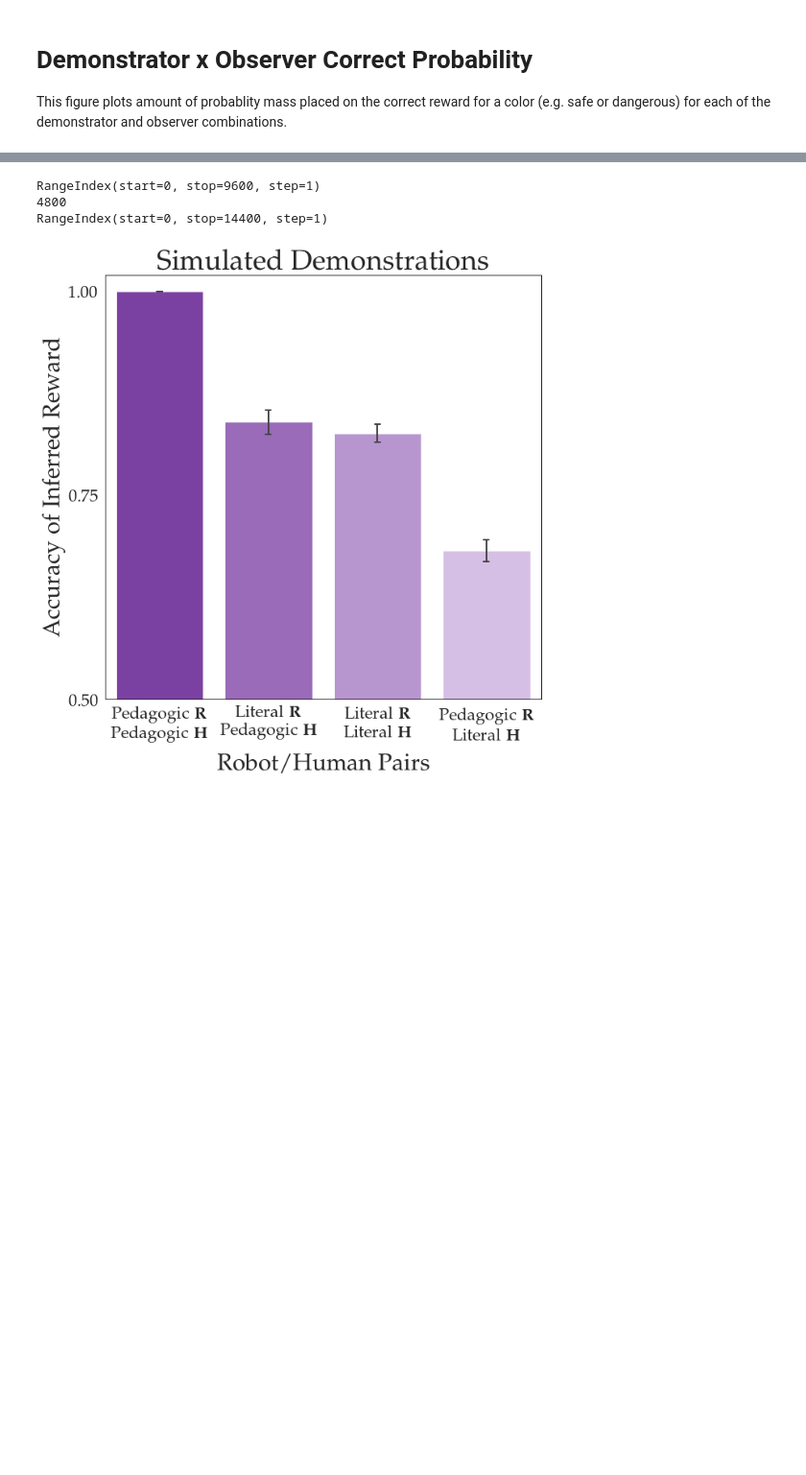
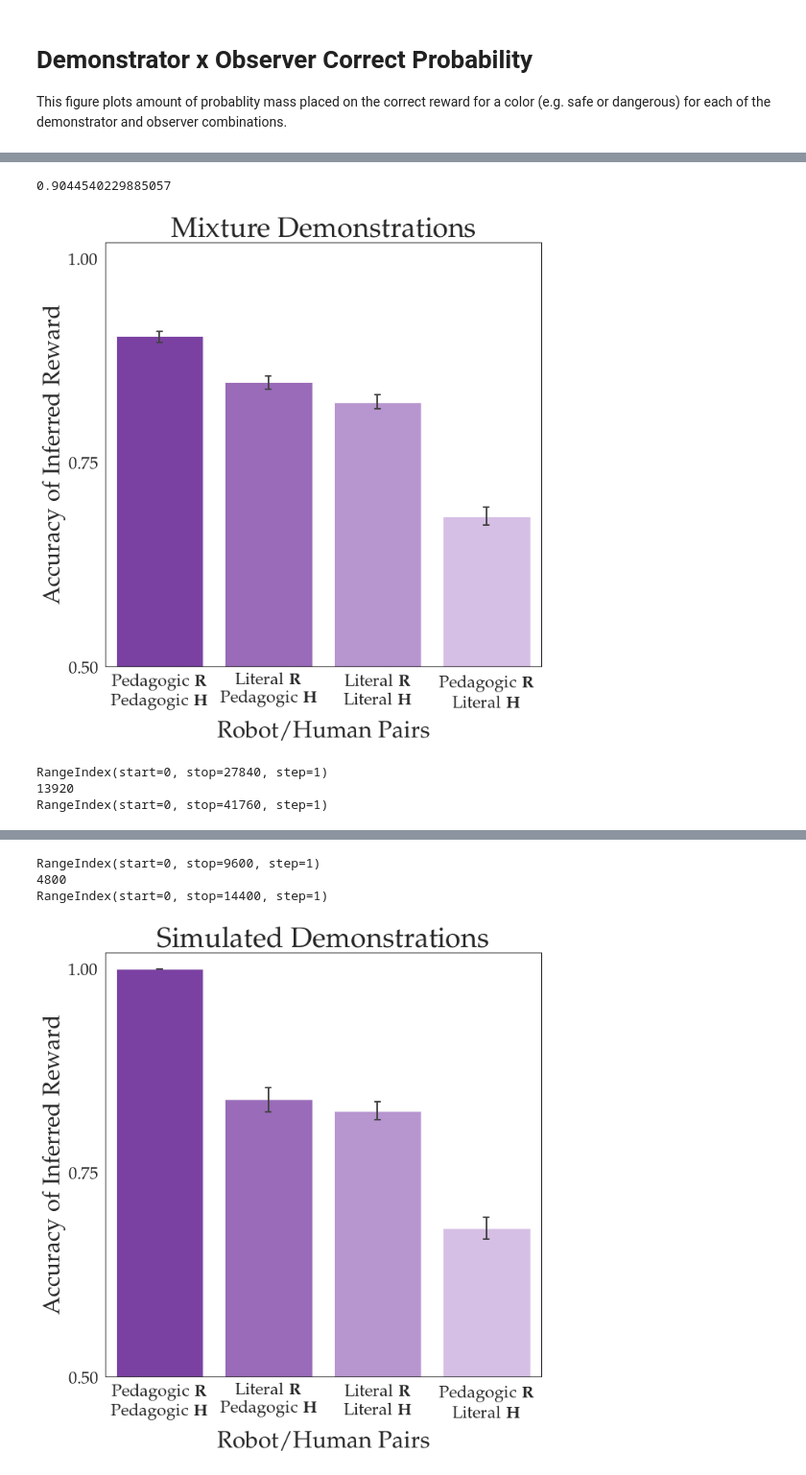
Before and after one commit to smilli/pedagogy-exps, a Jupyter notebook: Visualizations.ipynb, the cells around one changed output, grey strips where cells are left out. Shown at 96% size. Cells and saved outputs as stored; diff of their text form; code cells hidden in the pictures; blank space fills up the shorter version.

```diff
--- a/Visualizations.ipynb
+++ b/Visualizations.ipynb
@@ -134,0 +269,13 @@ plot_mixture(sim_data, np.linspace(0, 1, 100), 'Simulations from Mixture Model',
+# %%
+mixture_data = load_data(path_to_mixture_data)
+# %%
+plot_data(mixture_data, title='Mixture Demonstrations', filename='mix_results')
+# %% [output]
+0.9044540229885057
+[figure, added]
+# %%
+mixture_data_05 = load_data(path_to_mixture_data_05)
+# %% [output]
+RangeIndex(start=0, stop=27840, step=1)
+13920
+RangeIndex(start=0, stop=41760, step=1)
```
Also changed, not shown: parts of 15 cells of this notebook, 8 other files.
